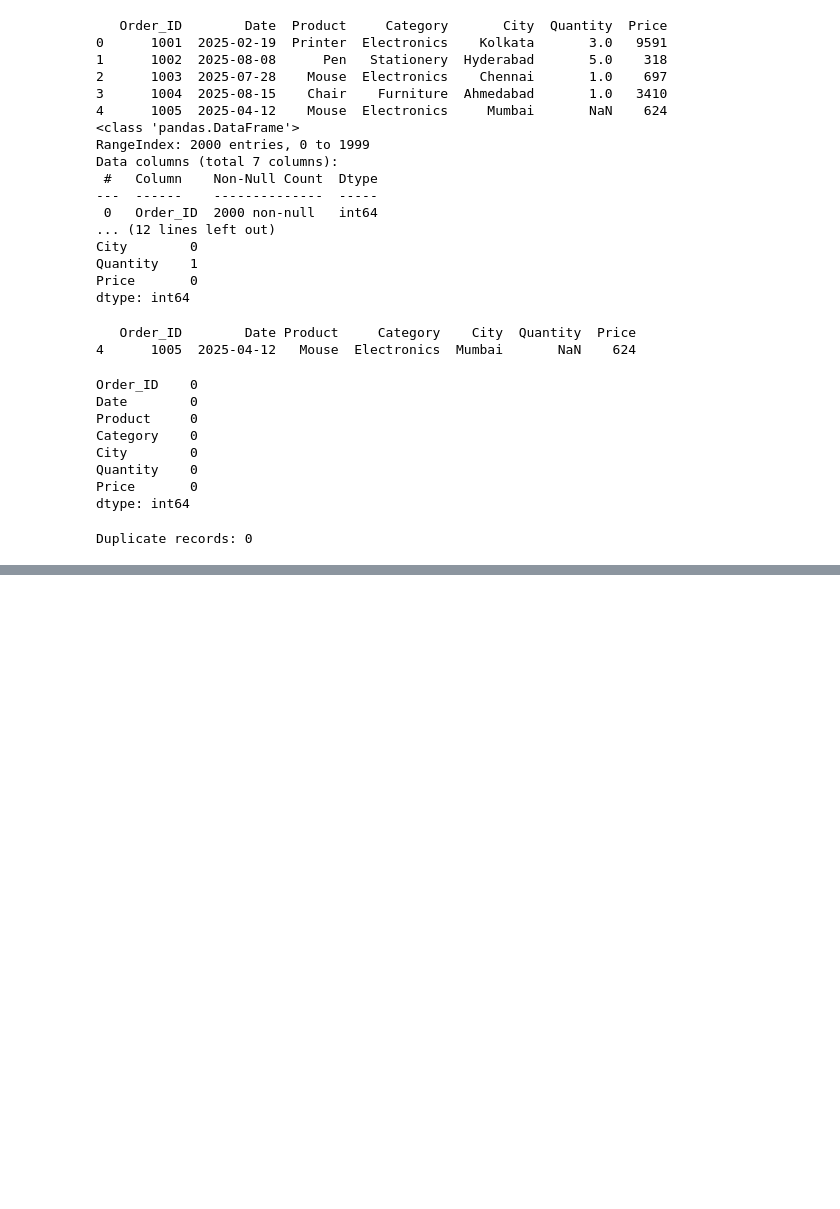
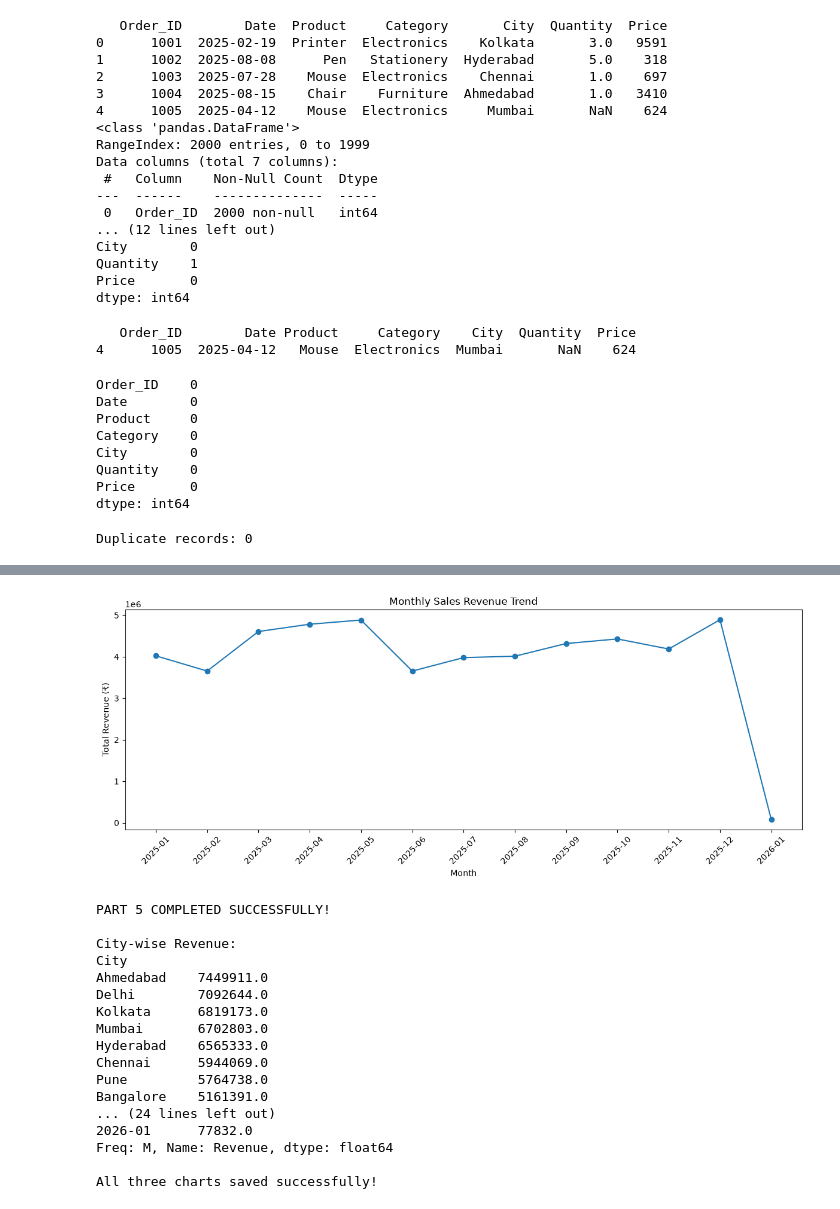
Before and after one commit to Gangz18/Online_store_sales.ipynb, a Jupyter notebook: online_store_sales.ipynb, the cells around one changed output, grey strips where cells are left out. Saved outputs shown, nothing was run; the diff lists cells and outputs as text; code cells hidden in the pictures; blank space fills up the shorter version.

```diff
--- a/online_store_sales.ipynb
+++ b/online_store_sales.ipynb
@@ -132,0 +521,51 @@ Duplicate records: 0
+# %%
+df["Month"] = df["Date"].dt.to_period("M")
+
+monthly_sales = df.groupby("Month")["Revenue"].sum()
+
+plt.figure(figsize=(12, 5))
+
+plt.plot(
+    monthly_sales.index.astype(str),
+    monthly_sales.values,
+    marker="o"
+)
+
+plt.title("Monthly Sales Revenue Trend")
+plt.xlabel("Month")
+plt.ylabel("Total Revenue (₹)")
+plt.xticks(rotation=45)
+plt.tight_layout()
+plt.savefig("03_Monthly_Sales_Trend.png")
+plt.show()
+print("\nPART 5 COMPLETED SUCCESSFULLY!")
+
+print("\nCity-wise Revenue:")
+print(city_revenue.sort_values(ascending=False))
+
+print("\nCategory-wise Revenue:")
+print(category_revenue.sort_values(ascending=False))
+
+print("\nMonthly Sales:")
+print(monthly_sales)
+
+print("\nAll three charts saved successfully!")
+# %% [output]
+[figure, added]
+PART 5 COMPLETED SUCCESSFULLY!
+
+City-wise Revenue:
+City
+Ahmedabad    7449911.0
+Delhi        7092644.0
+Kolkata      6819173.0
+Mumbai       6702803.0
+Hyderabad    6565333.0
+Chennai      5944069.0
+Pune         5764738.0
+Bangalore    5161391.0
+... (24 lines left out)
+2026-01      77832.0
+Freq: M, Name: Revenue, dtype: float64
+
+All three charts saved successfully!
```
Also changed, not shown: parts of 29 cells of this notebook, 4 other files.
